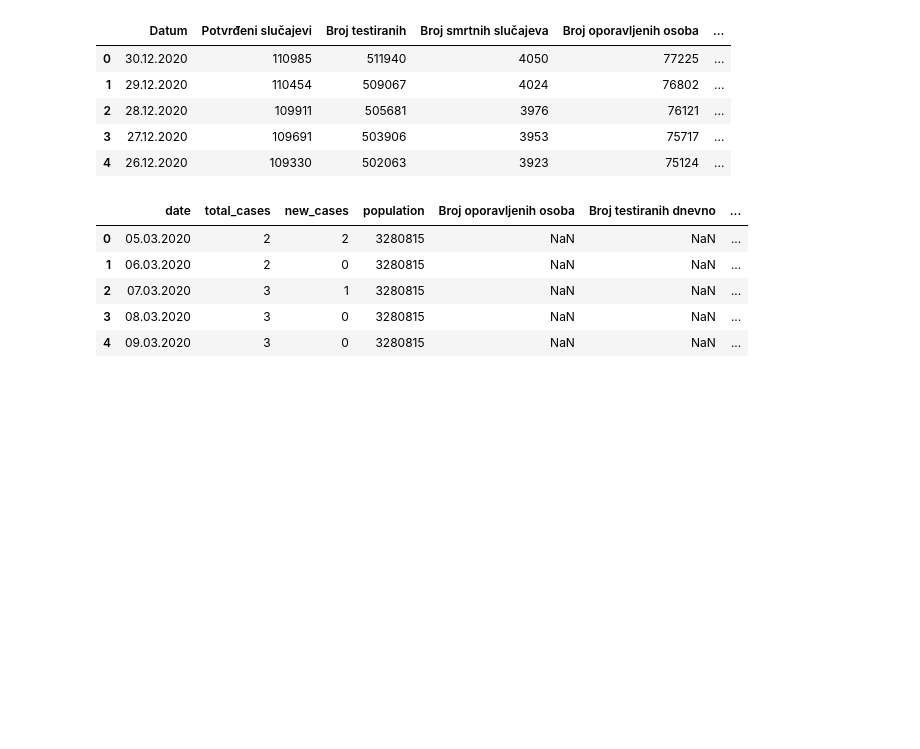
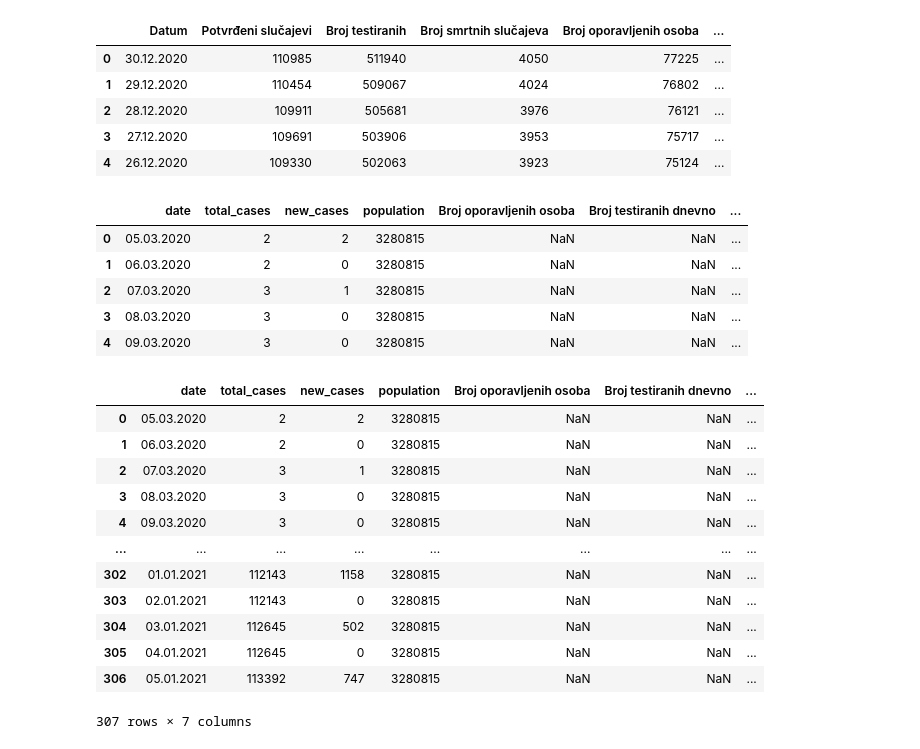
Before and after one commit to WorldWideWest/COVID-19, a Jupyter notebook: notebooks/COVID.ipynb, the cells around one changed output. Saved outputs shown, nothing was run; the diff lists cells and outputs as text; code cells hidden in the pictures; blank space fills up the shorter version.

```diff
--- a/notebooks/COVID.ipynb
+++ b/notebooks/COVID.ipynb
@@ -174,0 +169,18 @@ missingData = pd.DataFrame({
+# %%
+fullDataFrame = pd.read_excel(os.path.join("../dataSet/cleanData", "missingData.xlsx"), engine = "openpyxl")
+# %%
+ fullDataFrame
+# %% [output]
+|  | date | total_cases | new_cases | population | Broj oporavljenih osoba | Broj testiranih dnevno | ... |
+| 0 | 05.03.2020 | 2 | 2 | 3280815 | NaN | NaN | ... |
+| 1 | 06.03.2020 | 2 | 0 | 3280815 | NaN | NaN | ... |
+| 2 | 07.03.2020 | 3 | 1 | 3280815 | NaN | NaN | ... |
+| 3 | 08.03.2020 | 3 | 0 | 3280815 | NaN | NaN | ... |
+| 4 | 09.03.2020 | 3 | 0 | 3280815 | NaN | NaN | ... |
+| ... | ... | ... | ... | ... | ... | ... | ... |
+| 302 | 01.01.2021 | 112143 | 1158 | 3280815 | NaN | NaN | ... |
+| 303 | 02.01.2021 | 112143 | 0 | 3280815 | NaN | NaN | ... |
+| 304 | 03.01.2021 | 112645 | 502 | 3280815 | NaN | NaN | ... |
+| 305 | 04.01.2021 | 112645 | 0 | 3280815 | NaN | NaN | ... |
+| 306 | 05.01.2021 | 113392 | 747 | 3280815 | NaN | NaN | ... |
+307 rows × 7 columns
```
Also changed, not shown: parts of 13 cells of this notebook, 9 other files.
